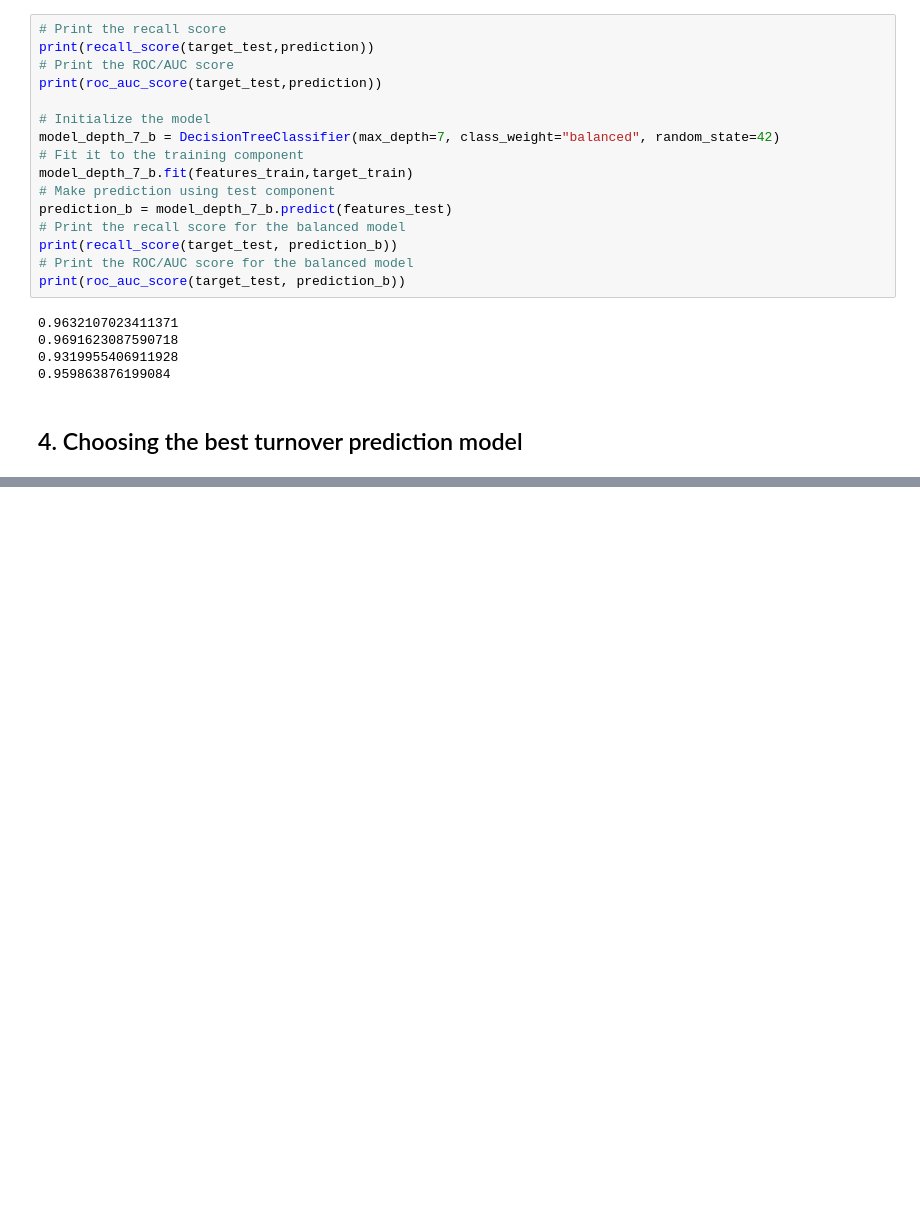
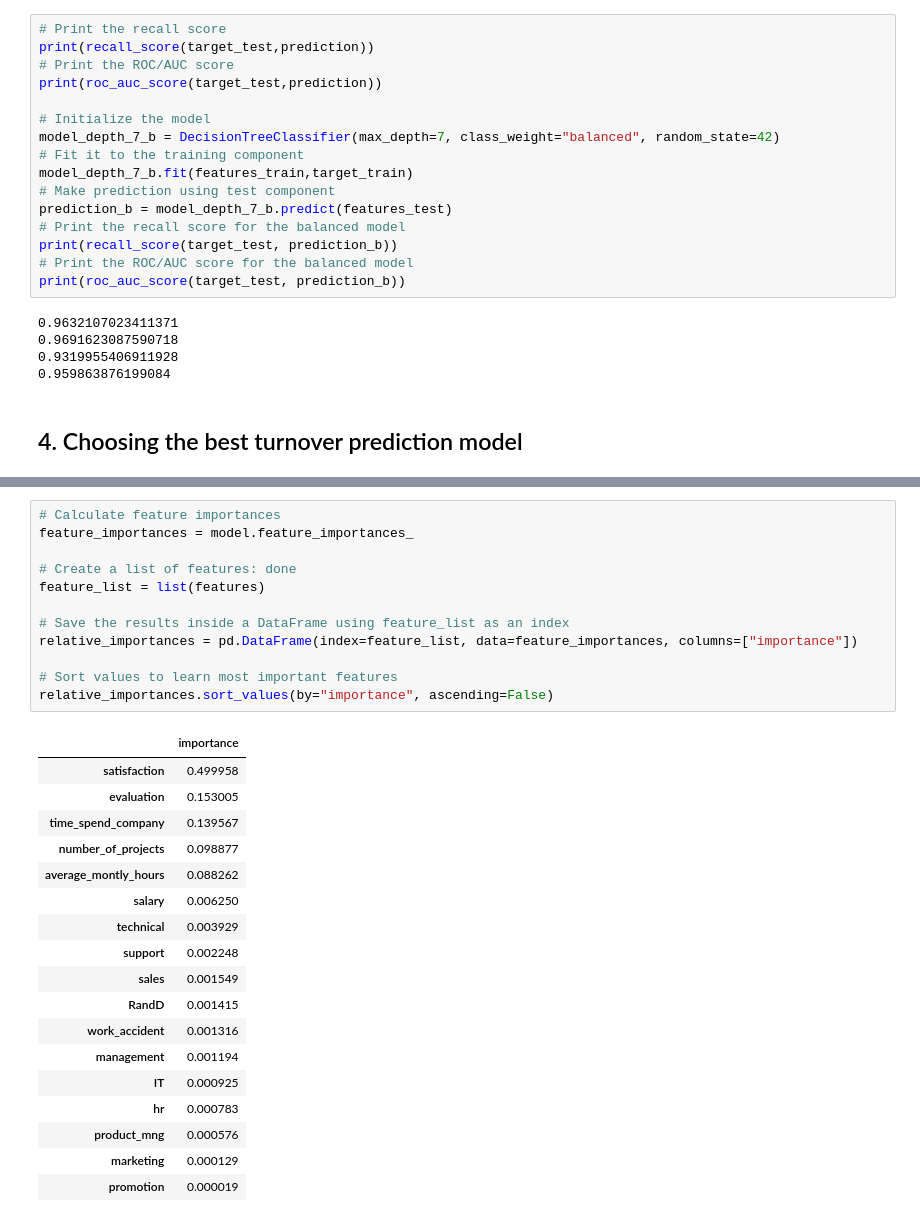
Before and after one commit to luislerma5593/Learning, a Jupyter notebook: Python/Datacamp/HR_Analytics.ipynb, the cells around one changed output, grey strips where cells are left out. Cells and saved outputs as stored; diff of their text form; blank space fills up the shorter version.

```diff
--- a/Python/Datacamp/HR_Analytics.ipynb
+++ b/Python/Datacamp/HR_Analytics.ipynb
@@ -255,0 +298,31 @@ print(roc_auc_score(target_test, prediction_b))
+# %%
+# Calculate feature importances
+feature_importances = model.feature_importances_
+
+# Create a list of features: done
+feature_list = list(features)
+
+# Save the results inside a DataFrame using feature_list as an index
+relative_importances = pd.DataFrame(index=feature_list, data=feature_importances, columns=["importance"])
+
+# Sort values to learn most important features
+relative_importances.sort_values(by="importance", ascending=False)
+# %% [output]
+|  | importance |
+| satisfaction | 0.499958 |
+| evaluation | 0.153005 |
+| time_spend_company | 0.139567 |
+| number_of_projects | 0.098877 |
+| average_montly_hours | 0.088262 |
+| salary | 0.006250 |
+| technical | 0.003929 |
+| support | 0.002248 |
+| sales | 0.001549 |
+| RandD | 0.001415 |
+| work_accident | 0.001316 |
+| management | 0.001194 |
+| IT | 0.000925 |
+| hr | 0.000783 |
+| product_mng | 0.000576 |
+| marketing | 0.000129 |
+| promotion | 0.000019 |
```
Also changed, not shown: parts of 8 cells of this notebook, 8 other files.
